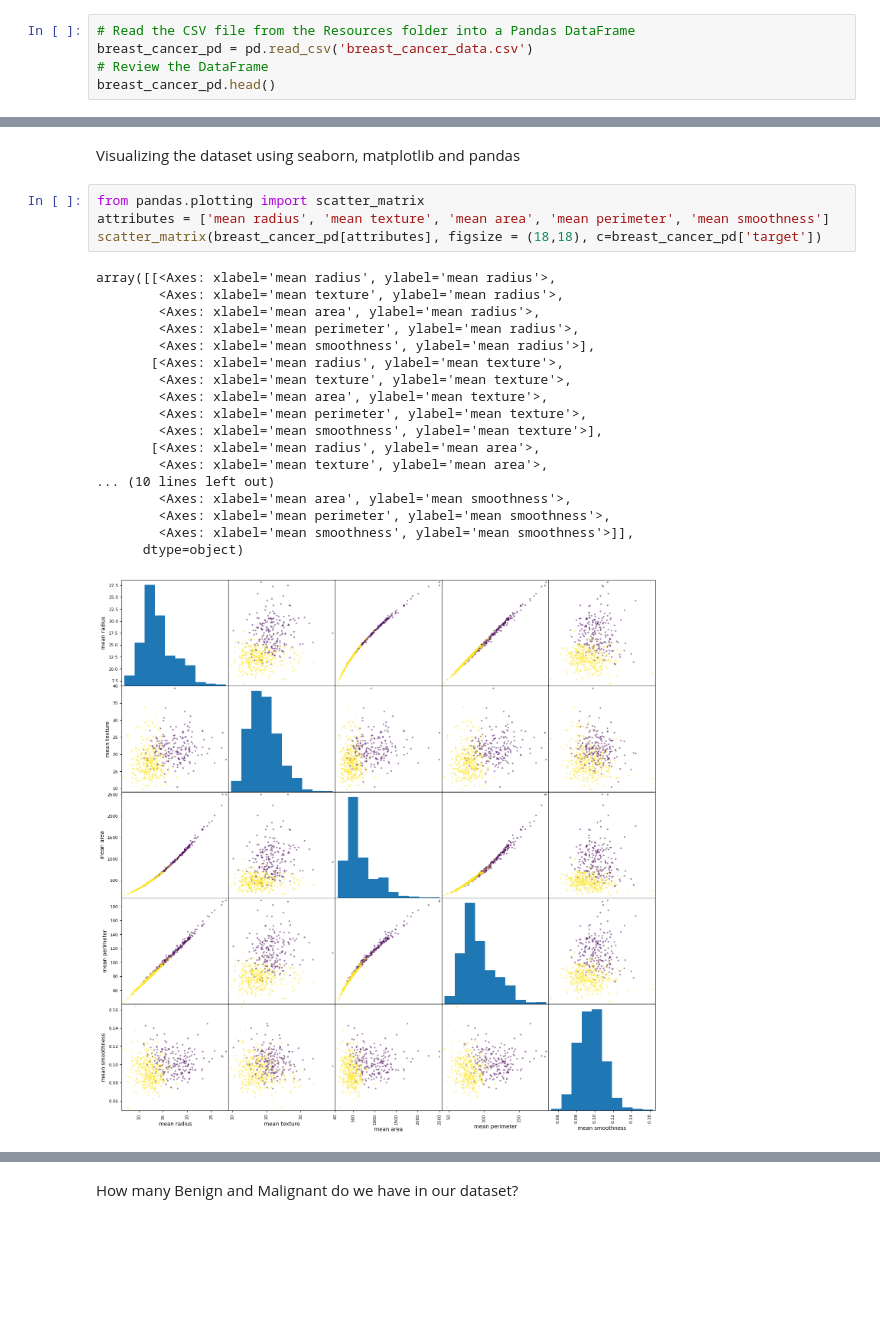
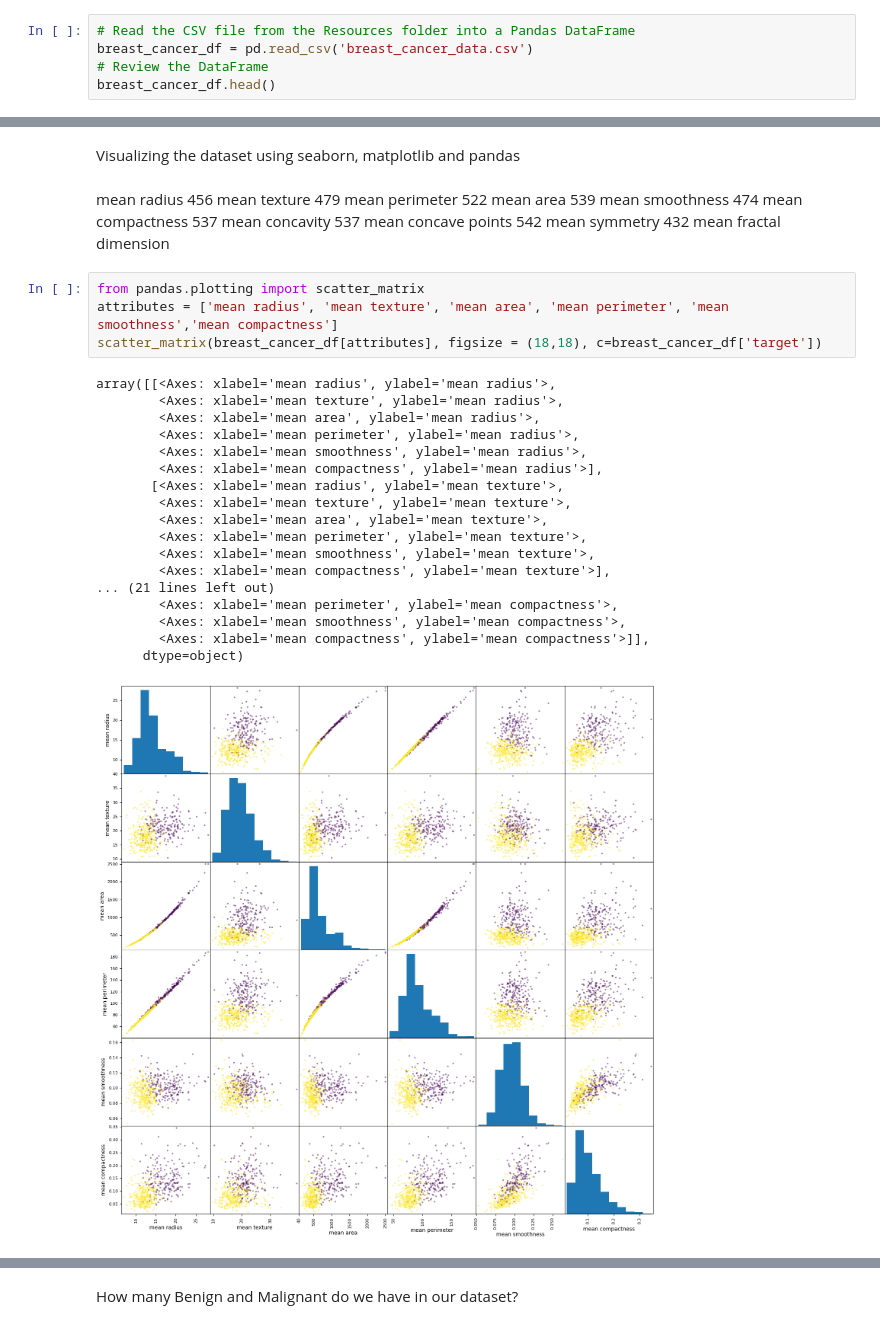
Before and after one commit to fahr-khadija/Breast-Cancer-ML, a Jupyter notebook: breast_cancer_new.ipynb, the cells around one changed output, grey strips where cells are left out. Saved outputs shown, nothing was run; the diff lists cells and outputs as text; blank space fills up the shorter version.

```diff
--- a/breast_cancer_new.ipynb
+++ b/breast_cancer_new.ipynb
@@ -24,9 +24,9 @@ Split the Data into Training and Testing Sets
 Step 1: Read the lending_data.csv data from the Resources folder into a Pandas DataFrame.
 # %%
 # Read the CSV file from the Resources folder into a Pandas DataFrame
-breast_cancer_pd = pd.read_csv('breast_cancer_data.csv')
+breast_cancer_df = pd.read_csv('breast_cancer_data.csv')
 # Review the DataFrame
-breast_cancer_pd.head()
+breast_cancer_df.head()
 # %% [output]
 |  | mean radius | mean texture | mean perimeter | mean area | mean smoothness | mean compactness | ... |
 | 0 | 17.99 | 10.38 | 122.80 | 1001.0 | 0.11840 | 0.27760 | ... |
@@ -191,26 +160,37 @@ Name: target, Length: 569, dtype: int64
 # %% [markdown]
 Visualizing the dataset using seaborn, matplotlib and pandas
+# %% [markdown]
+mean radius 456
+mean texture 479
+mean perimeter 522
+mean area 539
+mean smoothness 474
+mean compactness 537
+mean concavity 537
+mean concave points 542
+mean symmetry 432
+mean fractal dimension
 # %%
 from pandas.plotting import scatter_matrix
-attributes = ['mean radius', 'mean texture', 'mean area', 'mean perimeter', 'mean smoothness']
-scatter_matrix(breast_cancer_pd[attributes], figsize = (18,18), c=breast_cancer_pd['target'])
+attributes = ['mean radius', 'mean texture', 'mean area', 'mean perimeter', 'mean smoothness','mean compactness']
+scatter_matrix(breast_cancer_df[attributes], figsize = (18,18), c=breast_cancer_df['target'])
 # %% [output]
 array([[<Axes: xlabel='mean radius', ylabel='mean radius'>,
         <Axes: xlabel='mean texture', ylabel='mean radius'>,
         <Axes: xlabel='mean area', ylabel='mean radius'>,
         <Axes: xlabel='mean perimeter', ylabel='mean radius'>,
-        <Axes: xlabel='mean smoothness', ylabel='mean radius'>],
+        <Axes: xlabel='mean smoothness', ylabel='mean radius'>,
+        <Axes: xlabel='mean compactness', ylabel='mean radius'>],
        [<Axes: xlabel='mean radius', ylabel='mean texture'>,
         <Axes: xlabel='mean texture', ylabel='mean texture'>,
         <Axes: xlabel='mean area', ylabel='mean texture'>,
         <Axes: xlabel='mean perimeter', ylabel='mean texture'>,
-        <Axes: xlabel='mean smoothness', ylabel='mean texture'>],
-       [<Axes: xlabel='mean radius', ylabel='mean area'>,
-        <Axes: xlabel='mean texture', ylabel='mean area'>,
-... (10 lines left out)
-        <Axes: xlabel='mean area', ylabel='mean smoothness'>,
-        <Axes: xlabel='mean perimeter', ylabel='mean smoothness'>,
-        <Axes: xlabel='mean smoothness', ylabel='mean smoothness'>]],
+        <Axes: xlabel='mean smoothness', ylabel='mean texture'>,
+        <Axes: xlabel='mean compactness', ylabel='mean texture'>],
+... (21 lines left out)
+        <Axes: xlabel='mean perimeter', ylabel='mean compactness'>,
+        <Axes: xlabel='mean smoothness', ylabel='mean compactness'>,
+        <Axes: xlabel='mean compactness', ylabel='mean compactness'>]],
       dtype=object)
-[figure, old version]
+[figure, new version]
 # %%
```
Also changed, not shown: parts of 27 cells of this notebook.
